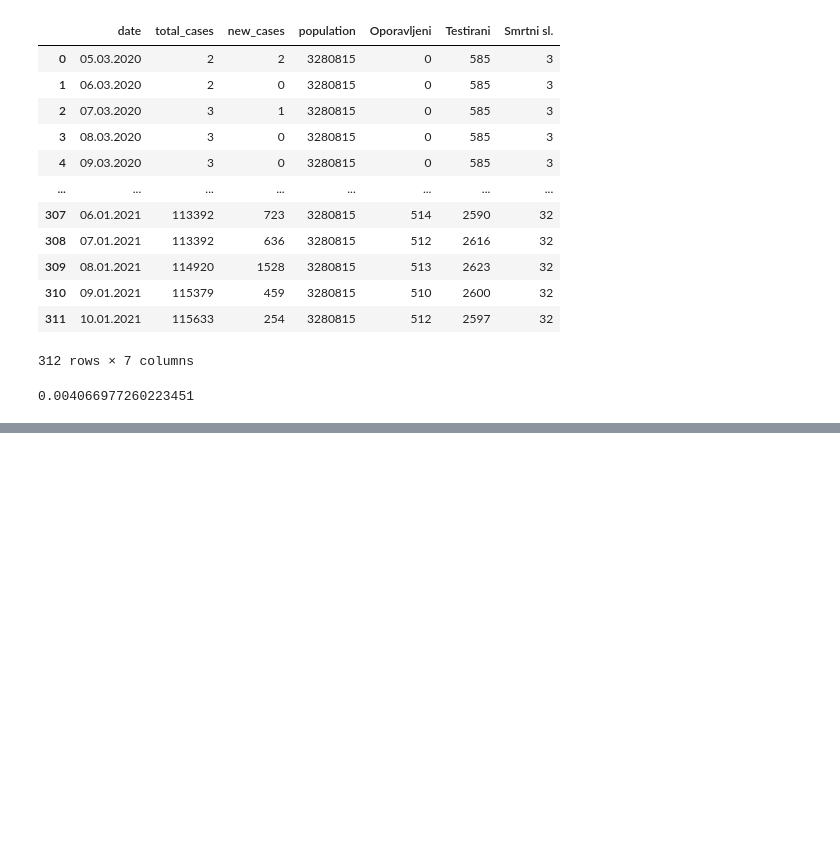
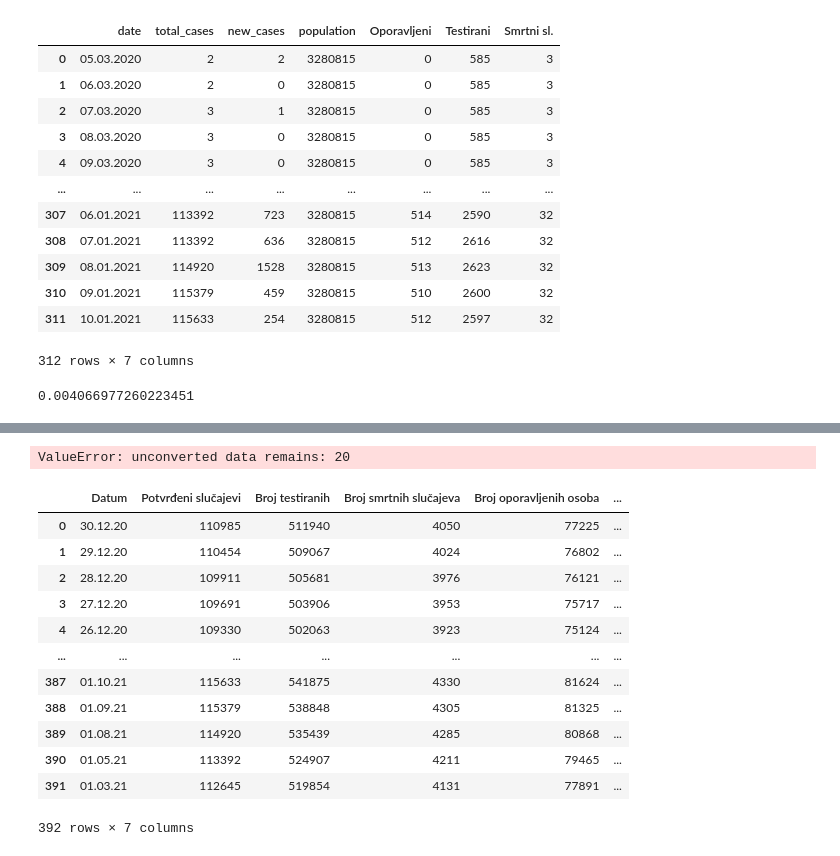
Before and after one commit to WorldWideWest/COVID-19, a Jupyter notebook: notebooks/COVID.ipynb, the cells around one changed output, grey strips where cells are left out. Drawn from its saved outputs; the diff is of its cells as text; code cells hidden in the pictures; blank space fills up the shorter version.

Commit message:
Fixing stuff with the value replacer

```diff
--- a/notebooks/COVID.ipynb
+++ b/notebooks/COVID.ipynb
@@ -345,0 +383,22 @@ SingleLinePlot(data, ['date', 'new_cases'], "Broj novih slučajeva korona virusa
+# %%
+covidData['Datum'] = pd.to_datetime(covidData['Datum'], format = "%d.%m.%y")
+# %% [output]
+ValueError: unconverted data remains: 20
+# %%
+covidData['Datum'] = covidData['Datum'].dt.strftime("%d.%m.%y")
+# %%
+covidData
+# %% [output]
+|  | Datum | Potvrđeni slučajevi | Broj testiranih | Broj smrtnih slučajeva | Broj oporavljenih osoba | ... |
+| 0 | 30.12.20 | 110985 | 511940 | 4050 | 77225 | ... |
+| 1 | 29.12.20 | 110454 | 509067 | 4024 | 76802 | ... |
+| 2 | 28.12.20 | 109911 | 505681 | 3976 | 76121 | ... |
+| 3 | 27.12.20 | 109691 | 503906 | 3953 | 75717 | ... |
+| 4 | 26.12.20 | 109330 | 502063 | 3923 | 75124 | ... |
+| ... | ... | ... | ... | ... | ... | ... |
+| 387 | 01.10.21 | 115633 | 541875 | 4330 | 81624 | ... |
+| 388 | 01.09.21 | 115379 | 538848 | 4305 | 81325 | ... |
+| 389 | 01.08.21 | 114920 | 535439 | 4285 | 80868 | ... |
+| 390 | 01.05.21 | 113392 | 524907 | 4211 | 79465 | ... |
+| 391 | 01.03.21 | 112645 | 519854 | 4131 | 77891 | ... |
+392 rows × 7 columns
```
Also changed, not shown: parts of 5 cells of this notebook, 5 other files.
